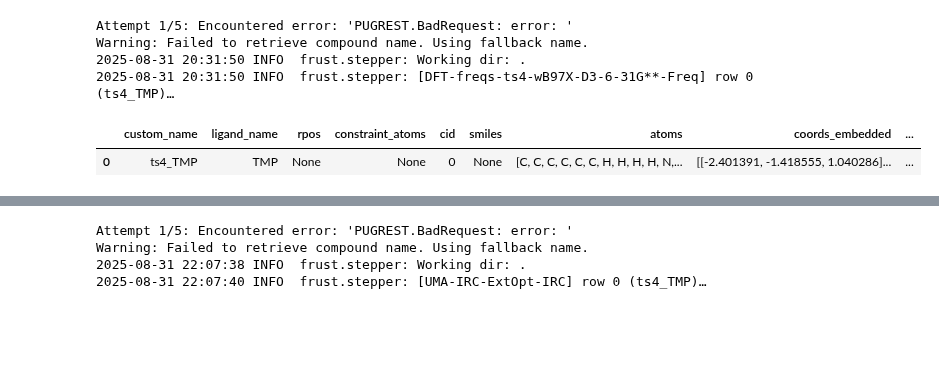
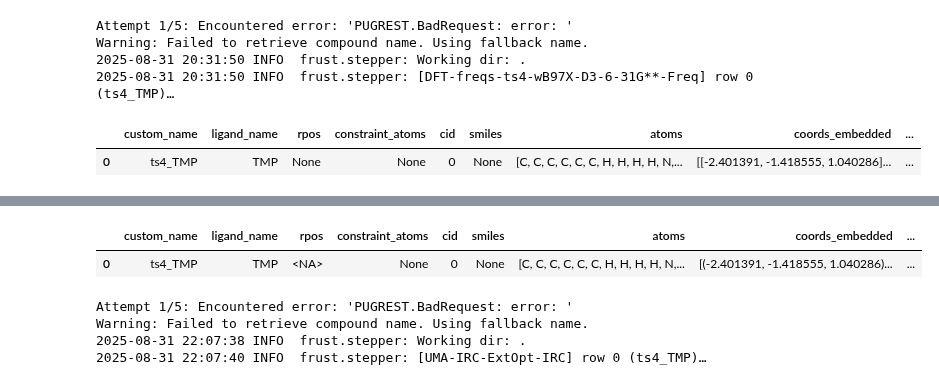
Before and after one commit to MolinDiscovery/FRUST, a Jupyter notebook: dev/dev27_test_UMA.ipynb, the cells around one changed output, grey strips where cells are left out. Saved outputs shown, nothing was run; the diff lists cells and outputs as text; code cells hidden in the pictures; blank space fills up the shorter version.

```diff
--- a/dev/dev27_test_UMA.ipynb
+++ b/dev/dev27_test_UMA.ipynb
@@ -109,7 +109,7 @@ step = Stepper(["ts4-freq-UMA"],
             n_cores=10,
             memory_gb=20)
 
-df2 = step.orca(df, "UMA-freq", {"ExtOpt": None, "NumFreq": None}, uma="omol", xtra_inp_str=
+df2 = step.orca(df0, "UMA-freq", {"ExtOpt": None, "SP": None}, uma="omol", xtra_inp_str=
 """%geom
   Calc_Hess  true
   NumHess    true
@@ -124,2 +124,2 @@ Warning: Failed to retrieve compound name. Using fallback name.
 # %%
-df2.to_parquet("UMA-opt-UMA-freqs.parquet")
+df = step.xtb(df2, options={"gfn": 2, "opt": None}, constraint=False)
@@ -126,3 +128,8 @@ df2.to_parquet("UMA-opt-UMA-freqs.parquet")
+# %%
+df
+# %% [output]
+|  | custom_name | ligand_name | rpos | constraint_atoms | cid | smiles | atoms | coords_embedded | ... |
+| 0 | ts4_TMP | TMP | <NA> | None | 0 | None | [C, C, C, C, C, C, H, H, H, H, N,... | [(-2.401391, -1.418555, 1.040286)... | ... |
 # %%
 step = Stepper(["ts4-freq-UMA"],
             step_type="none",
```
Also changed, not shown: parts of 3 cells of this notebook, 2 other files.
